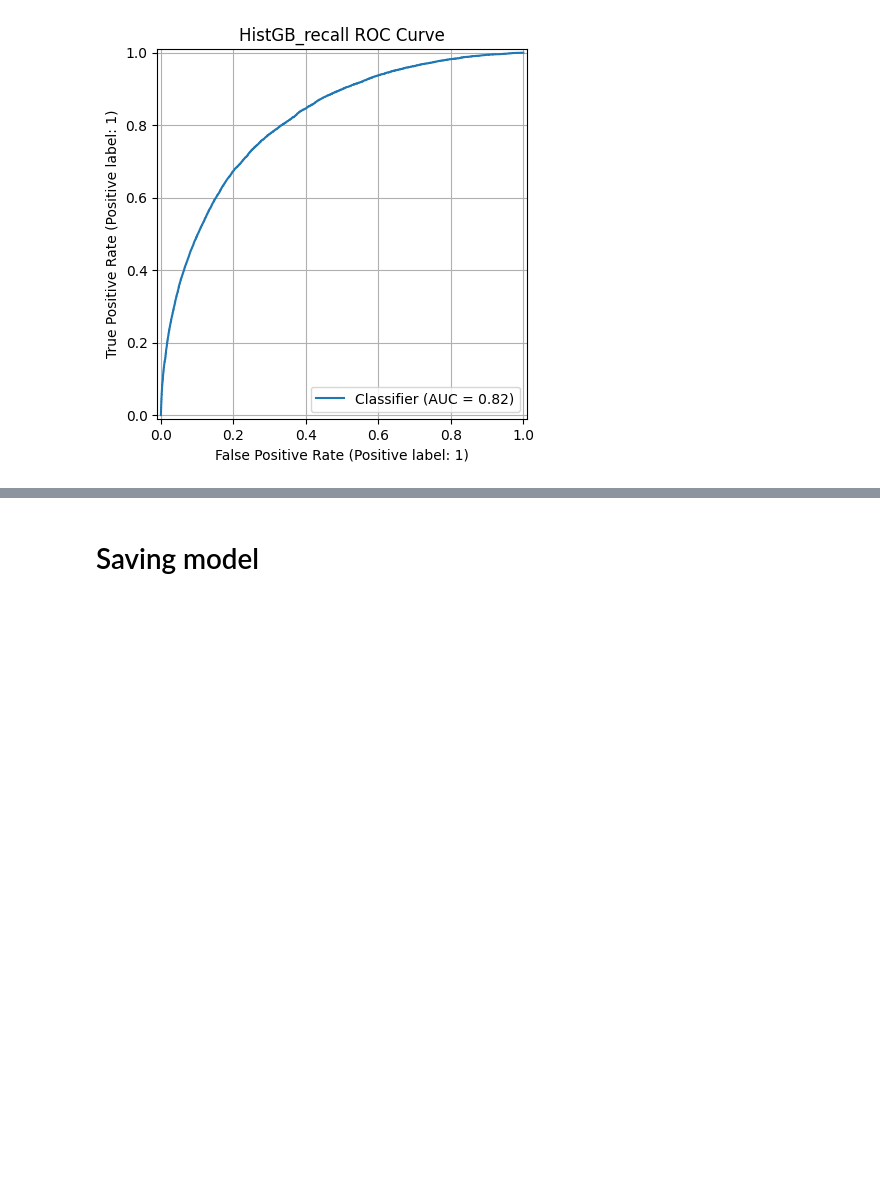
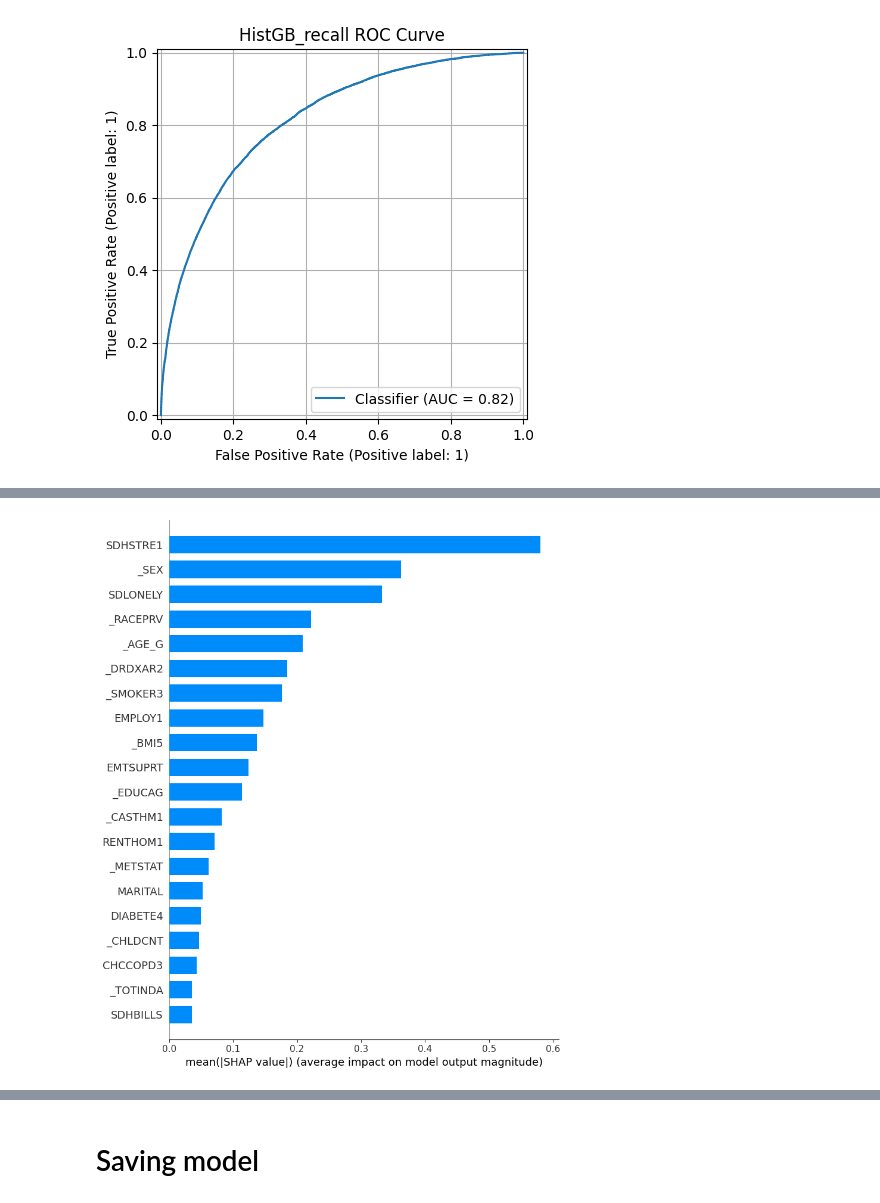
Before and after one commit to YusraEr/Project, a Jupyter notebook: Preprocessing/Data Analysis/allOne.ipynb, the cells around one changed output, grey strips where cells are left out. Cells and saved outputs as stored; diff of their text form; code cells hidden in the pictures; blank space fills up the shorter version.

```diff
--- a/Preprocessing/Data Analysis/allOne.ipynb
+++ b/Preprocessing/Data Analysis/allOne.ipynb
@@ -465,0 +480,4 @@ HistGB_recall Confusion Matrix:
+# %%
+shap.summary_plot(shap_values, X_test, plot_type="bar")
+# %% [output]
+[figure, added]
```
Also changed, not shown: parts of 6 cells of this notebook.
